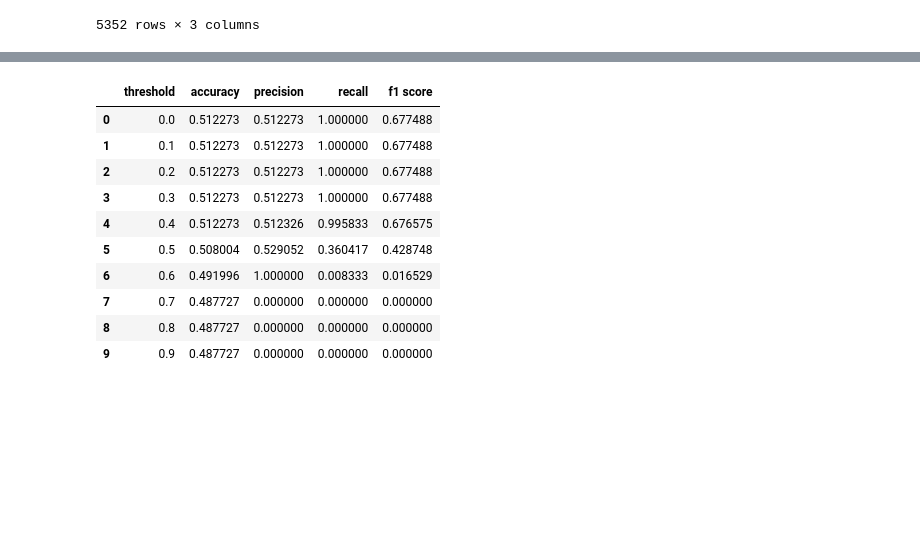
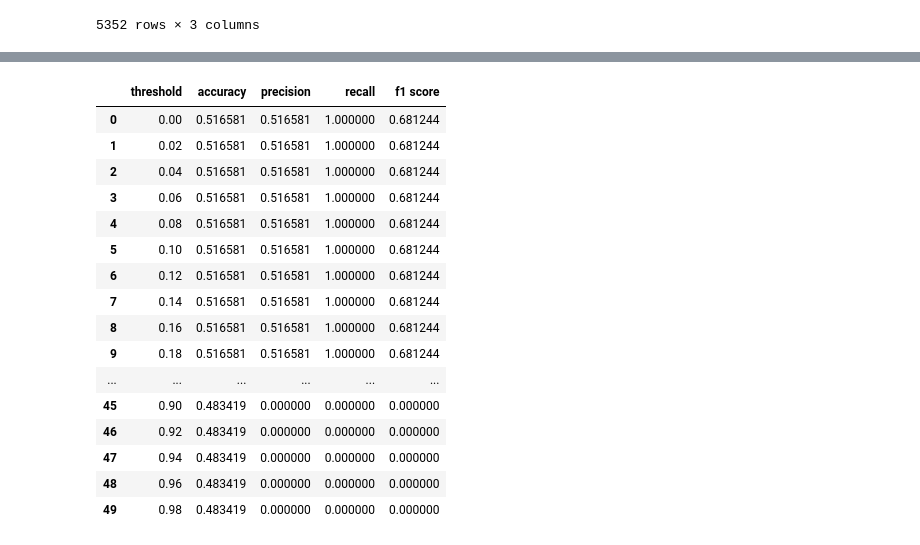
Before and after one commit to superzzp/Bitcoin-Price-Fluctuation-Twitter-Sentiment-Analysis, a Jupyter notebook: notebooks/1.0-zzp-aggregate-sentiments.ipynb, the cells around one changed output, grey strips where cells are left out. Saved outputs shown, nothing was run; the diff lists cells and outputs as text; code cells hidden in the pictures; blank space fills up the shorter version.

```diff
--- a/notebooks/1.0-zzp-aggregate-sentiments.ipynb
+++ b/notebooks/1.0-zzp-aggregate-sentiments.ipynb
@@ -417,8 +412,8 @@ from sklearn.preprocessing import OneHotEncoder, OrdinalEncoder, StandardScaler
 thirty_train_df = thirty_mins_span_final[:math.floor(thirty_mins_span_final.shape[0] * 0.65)]
 thirty_test_df = thirty_mins_span_final[math.floor(thirty_mins_span_final.shape[0] * 0.65):]
 
-one_h_train_df = one_h_span_final[:math.floor(one_h_span_final.shape[0] * 0.65)]
-one_h_test_df = one_h_span_final[math.floor(one_h_span_final.shape[0] * 0.65):]
+one_h_train_df = one_h_span_final[:math.floor(one_h_span_final.shape[0] * 0.60)]
+one_h_test_df = one_h_span_final[math.floor(one_h_span_final.shape[0] * 0.60):]
 
 two_h_train_df = two_h_span_final[:math.floor(two_h_span_final.shape[0] * 0.65)]
 two_h_test_df = two_h_span_final[math.floor(two_h_span_final.shape[0] * 0.65):]
@@ -437,6 +451,5 @@ plt.legend();
 # %%
 numeric_features = [
-
     "pos_pre_change",
     "neu_pre_change",
     "neg_pre_change",
@@ -451,6 +464,7 @@ numeric_features = [
     "neg_percent",
     "total",
     "vol_btc_change",
+    "c_plus_shift1_p_change",
 ]
 categorical_features = [
 
@@ -471,14 +485,12 @@ drop_features = [
     "datetime",
     "vol_btc",
     #"vol_btc_change",
-    "c_plus_shift1_p_change",
-
    "c_p_change",
    "shift1_p_change",
 ]
 
-selected_train_df = two_h_train_df
-selected_test_df = two_h_test_df
+selected_train_df = one_h_train_df
+selected_test_df = one_h_test_df
 prediction_target = "shift2_up"
 # %%
 def preprocess_features(
@@ -760,27 +734,33 @@ Test score: 0.50800 (0.5	0.508004	0.529052	0.360417	0.428748) (0.4 0.512273	0.51
 # %%
-thresholds = np.arange(0.0, 1.0, 0.1)
+thresholds = np.arange(0.0, 1.0, 0.02)
 lr_pipe1 = make_pipeline(preprocessor, LogisticRegression(max_iter=1000))
 lr_pipe1.fit(selected_train_df, y_train)
 
 pr_dict = {"threshold": [], "accuracy": [], "precision": [], "recall": [], "f1 score": []}
 for threshold in thresholds:
     preds = lr_pipe1.predict_proba(selected_test_df)[:, 1] > threshold
     pr_dict["threshold"].append(threshold)
     pr_dict["accuracy"].append(accuracy_score(y_test, preds))
     pr_dict["precision"].append(precision_score(y_test, preds))
     pr_dict["recall"].append(recall_score(y_test, preds))
     pr_dict["f1 score"].append(f1_score(y_test, preds))
 
 pd.DataFrame(pr_dict)
 # %% [output]
 |  | threshold | accuracy | precision | recall | f1 score |
-| 0 | 0.0 | 0.512273 | 0.512273 | 1.000000 | 0.677488 |
-| 1 | 0.1 | 0.512273 | 0.512273 | 1.000000 | 0.677488 |
-| 2 | 0.2 | 0.512273 | 0.512273 | 1.000000 | 0.677488 |
-| 3 | 0.3 | 0.512273 | 0.512273 | 1.000000 | 0.677488 |
-| 4 | 0.4 | 0.512273 | 0.512326 | 0.995833 | 0.676575 |
-| 5 | 0.5 | 0.508004 | 0.529052 | 0.360417 | 0.428748 |
-| 6 | 0.6 | 0.491996 | 1.000000 | 0.008333 | 0.016529 |
-| 7 | 0.7 | 0.487727 | 0.000000 | 0.000000 | 0.000000 |
-| 8 | 0.8 | 0.487727 | 0.000000 | 0.000000 | 0.000000 |
-| 9 | 0.9 | 0.487727 | 0.000000 | 0.000000 | 0.000000 |
+| 0 | 0.00 | 0.516581 | 0.516581 | 1.000000 | 0.681244 |
+| 1 | 0.02 | 0.516581 | 0.516581 | 1.000000 | 0.681244 |
+| 2 | 0.04 | 0.516581 | 0.516581 | 1.000000 | 0.681244 |
+| 3 | 0.06 | 0.516581 | 0.516581 | 1.000000 | 0.681244 |
+| 4 | 0.08 | 0.516581 | 0.516581 | 1.000000 | 0.681244 |
+| 5 | 0.10 | 0.516581 | 0.516581 | 1.000000 | 0.681244 |
+| 6 | 0.12 | 0.516581 | 0.516581 | 1.000000 | 0.681244 |
+| 7 | 0.14 | 0.516581 | 0.516581 | 1.000000 | 0.681244 |
+| 8 | 0.16 | 0.516581 | 0.516581 | 1.000000 | 0.681244 |
+| 9 | 0.18 | 0.516581 | 0.516581 | 1.000000 | 0.681244 |
+| ... | ... | ... | ... | ... | ... |
+| 45 | 0.90 | 0.483419 | 0.000000 | 0.000000 | 0.000000 |
+| 46 | 0.92 | 0.483419 | 0.000000 | 0.000000 | 0.000000 |
+| 47 | 0.94 | 0.483419 | 0.000000 | 0.000000 | 0.000000 |
+| 48 | 0.96 | 0.483419 | 0.000000 | 0.000000 | 0.000000 |
+| 49 | 0.98 | 0.483419 | 0.000000 | 0.000000 | 0.000000 |
```
Also changed, not shown: parts of 12 cells of this notebook.
